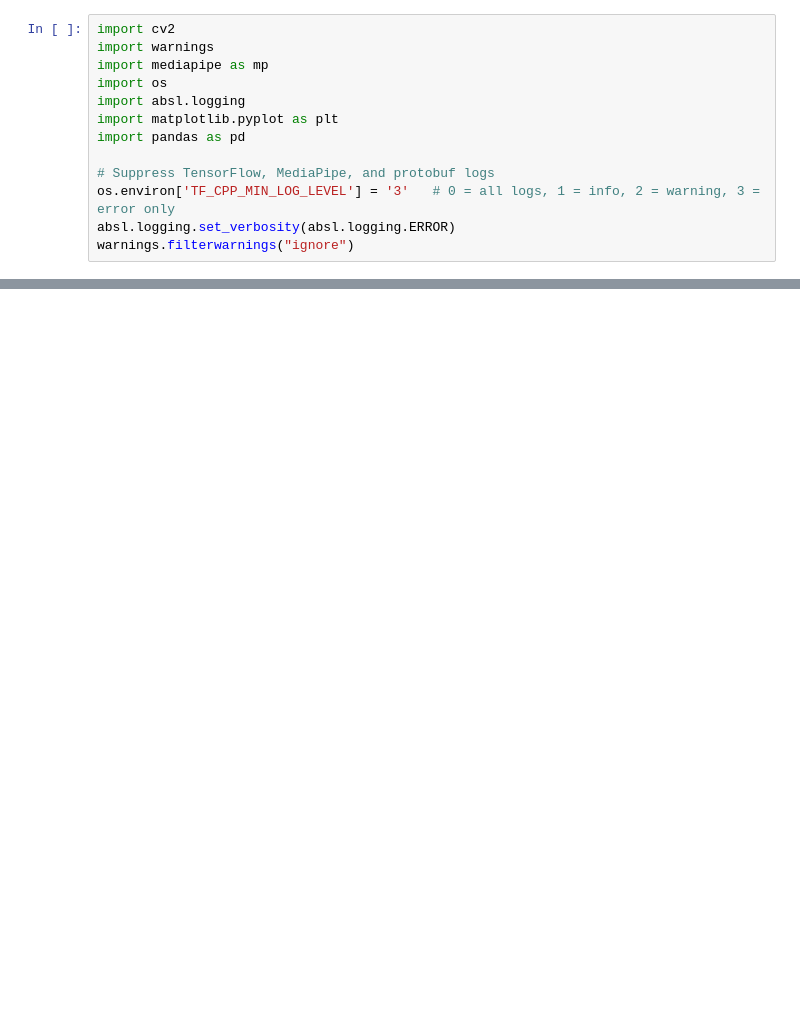
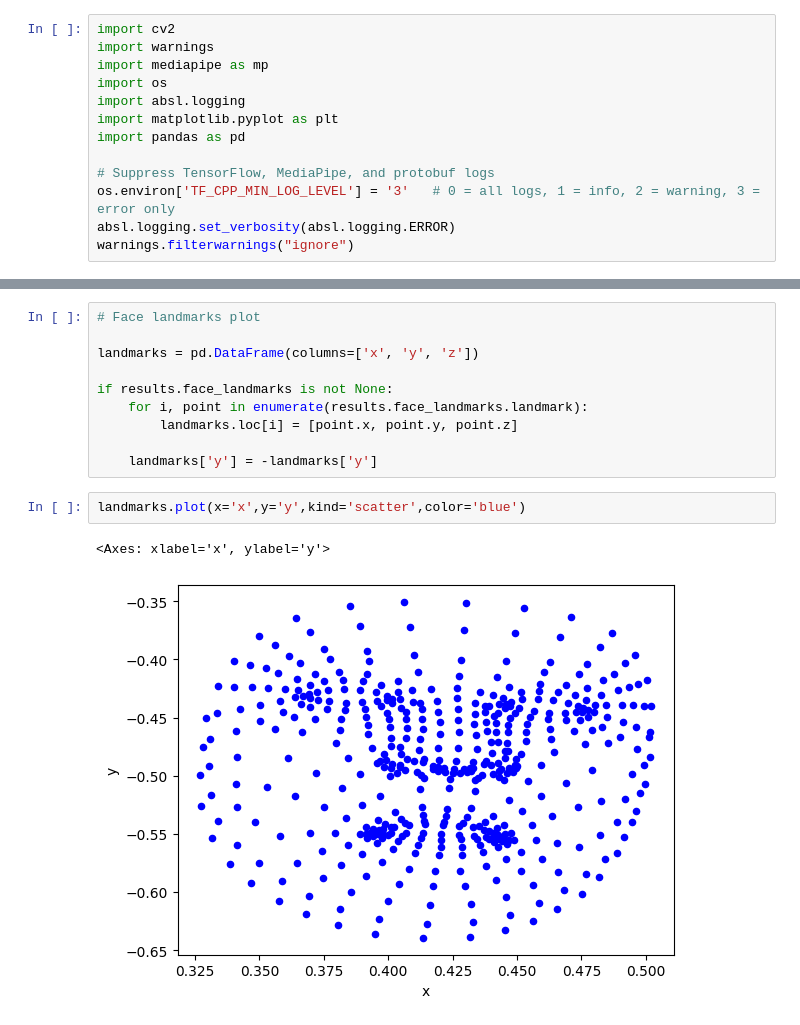
Before and after one commit to VarshithPawarHR/ASLWordGenerator, a Jupyter notebook: mediapipe-holistic-output.ipynb, the cells around one changed output, grey strips where cells are left out. Saved outputs shown, nothing was run; the diff lists cells and outputs as text; blank space fills up the shorter version.

Commit message:
feat: plot of data points update: gitignore

```diff
--- a/mediapipe-holistic-output.ipynb
+++ b/mediapipe-holistic-output.ipynb
@@ -142 +142,16 @@ landmark {
 }
+# %%
+# Face landmarks plot
+
+landmarks = pd.DataFrame(columns=['x', 'y', 'z'])
+
+if results.face_landmarks is not None:
+    for i, point in enumerate(results.face_landmarks.landmark):
+        landmarks.loc[i] = [point.x, point.y, point.z]
+
+    landmarks['y'] = -landmarks['y']
+# %%
+landmarks.plot(x='x',y='y',kind='scatter',color='blue')
+# %% [output]
+<Axes: xlabel='x', ylabel='y'>
+[figure, added]
```
Also changed, not shown: parts of 11 cells of this notebook, 1 other file.
